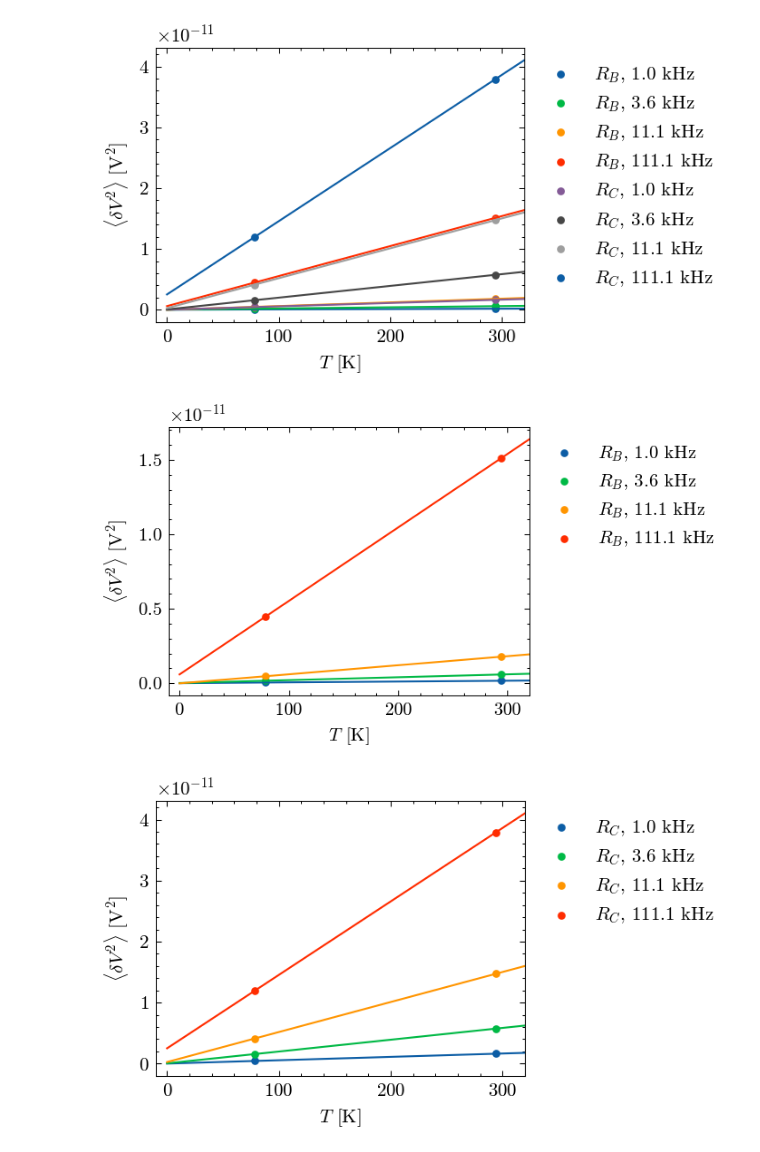
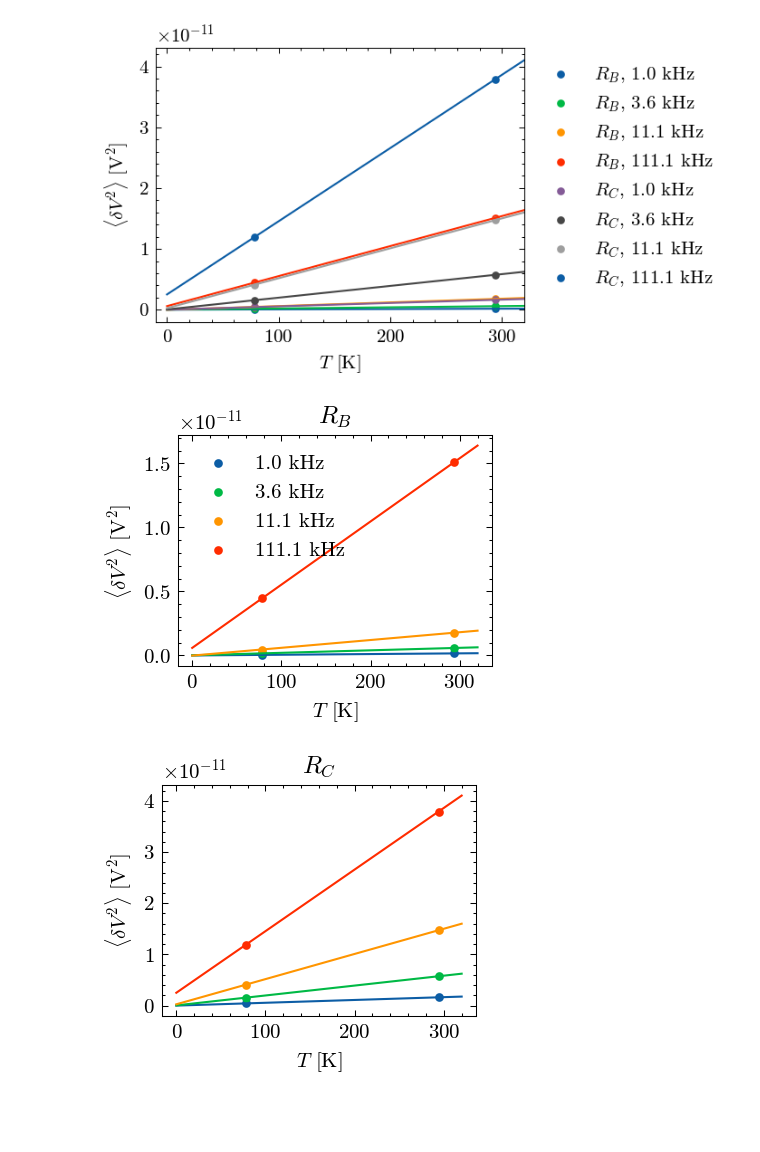
Before and after one commit to emhl/FP2, a Jupyter notebook: rauschen.ipynb, the cells around one changed output. Cells and saved outputs as stored; diff of their text form; code cells hidden in the pictures; blank space fills up the shorter version.

```diff
--- a/rauschen.ipynb
+++ b/rauschen.ipynb
@@ -332,5 +369,7 @@ dat3[::5]
 | 25 | 18 | 500 | 300 | 330 | 105 | 101000.0 | 1000.0 | -195 | 1 | 93.2 | 0.2 | ... |
 # %%
 temp = ua(dat3["T Celsius"][::15]+273.15,dat3["dT"][::15])
-temp
+widerstand_var = r = ["$R_A$","$R_B$","$R_C$"]
+widerstand = ua(dat3["R Ohm"][::5],dat3["uR"][::5])
+temp, widerstand
 # %% [output]
@@ -416,7 +467,7 @@ plt.savefig(outdir+'3-johnson_rauschen_df_raw-77K.pdf',bbox_inches='tight')
 [figure]
 # %%
 # over df Raumtemp
-plt.figure()
+plt.figure(figsize=(2,1.5))
 plt.title(f'$T ={round(dat3["T Celsius"][0]+273.15,2)}$ K')
 
 dat = dat3[0:5]
@@ -426,7 +477,7 @@ for i in range(1,3):
     v = ua(dat['V mV'],dat[f'uV'])
     y = dv2n(v, 600, dat['g2'])
     r = dat['R Ohm'].mean()*1e-3
-    plt.errorbar(dat['df kHz'],nv(y)-nv(y0),yerr=sd(y),fmt='.',label=f'{round(r,1)} k$\Omega$')
+    plt.errorbar(dat['df kHz'],nv(y)-nv(y0),yerr=sd(y),fmt='.',label=widerstand_var[i])
 plt.legend(loc='upper left', bbox_to_anchor=(1, 1))
 plt.xscale('log')
 plt.yscale('log')
@@ -438,6 +489,6 @@ plt.savefig(outdir+'3-johnson_rauschen_df-raumtemperatur.pdf',bbox_inches='tight
 # %%
 # over df Fluessigstickstoff
-plt.figure()
+plt.figure(figsize=(2,1.5))
 plt.title(f'$T =77$ K')
 dat = dat3[15:20]
 y0 =  dv2n(ua(dat['V mV'],dat[f'uV']), 600, dat['g2'])
@@ -446,8 +497,8 @@ for i in range(1,3):
     v = ua(dat['V mV'],dat[f'uV'])
     y = dv2n(v, 600, dat['g2'])
     r = dat['R Ohm'].mean()*1e-3
-    plt.errorbar(dat['df kHz'],nv(y)-nv(y0),yerr=sd(y),fmt='.',label=f'{round(r,1)} k$\Omega$')
-plt.legend(loc='upper left', bbox_to_anchor=(1, 1))
+    plt.errorbar(dat['df kHz'],nv(y)-nv(y0),yerr=sd(y),fmt='.',label=widerstand_var[i])
+# plt.legend(loc='upper left', bbox_to_anchor=(1, 1))
 plt.xscale('log')
 plt.yscale('log')
 plt.xlabel('$\Delta f$ [Hz]')
@@ -468,13 +519,13 @@ for i in range(1,3):
     v_ln = ua(dat_ln['V mV'],dat_ln[f'uV'])
     y_ln = dv2n(v_ln, 600, dat_ln['g2'])
     r_ln = dat_ln['R Ohm'].mean()*1e-3
-    plt.errorbar(dat_ln['df kHz'],nv(y_ln)-nv(y0_ln),yerr=sd(y_ln),fmt='.',label=f'{round(r_ln,1)} k$\Omega$')
+    plt.errorbar(dat_ln['df kHz'],nv(y_ln)-nv(y0_ln),yerr=sd(y_ln),fmt='.',label=f'{widerstand_var[i]}, $T_N$')
 
     dat_rt = dat3[1+5*i:5*(i+1)]
     v_rt = ua(dat_rt['V mV'],dat_rt[f'uV'])
     y_rt = dv2n(v_rt, 600, dat_rt['g2'])
     r_rt = dat_rt['R Ohm'].mean()*1e-3
-    plt.errorbar(dat_rt['df kHz'],nv(y_rt)-nv(y0_rt),yerr=sd(y_rt),fmt='.',label=f'{round(r_rt,1)} k$\Omega$ RT')
+    plt.errorbar(dat_rt['df kHz'],nv(y_rt)-nv(y0_rt),yerr=sd(y_rt),fmt='.',label=f'{widerstand_var[i]}, $T_R$')
 plt.legend(loc='upper left', bbox_to_anchor=(1, 1))
 plt.xscale('log')
 plt.yscale('log')
@@ -534,7 +585,7 @@ T_0nq
  -20.857478810038227]
 [figure]
 # %%
-plt.figure()
+plt.figure(figsize=(2.7,2))
 
 dat = dat3[16:20]
 y0_ln =  dv2n(ua(dat['V mV'],dat[f'uV']), 600, dat['g2'])
@@ -542,39 +593,41 @@ y0_ln =  dv2n(ua(dat['V mV'],dat[f'uV']), 600, dat['g2'])
 dat = dat3[1:5]
 y0_rt =  dv2n(ua(dat['V mV'],dat[f'uV']), 600, dat['g2'])
 r = ["$R_A$","$R_B$","$R_C$"]
 # T_0nq = []
 for i in range(1,2):
     dat_ln = dat3[16+5*i:15+5*(i+1)]
     v_ln = ua(dat_ln['V mV'],dat_ln[f'uV'])
     y_ln = dv2n(v_ln, 600, dat_ln['g2'])
     r_ln = dat_ln['R Ohm'].mean()*1e-3
     # plt.errorbar(dat_ln['df kHz'],nv(y_ln)-nv(y0_ln),yerr=sd(y_ln),fmt='.',label=f'$R=$ {round(r_ln,1)} k$\Omega$')
 
     dat_rt = dat3[1+5*i:5*(i+1)]
     v_rt = ua(dat_rt['V mV'],dat_rt[f'uV'])
     y_rt = dv2n(v_rt, 600, dat_rt['g2'])
     r_rt = dat_rt['R Ohm'].mean()*1e-3
     # plt.errorbar(dat_rt['df kHz'],nv(y_rt)-nv(y0_rt),yerr=sd(y_rt),fmt='.',label=f'$R=$ {round(r_rt,1)} k$\Omega$ RT')
     for j in range(4):
         y = [nv(y_rt)[j]-nv(y0_rt)[j],nv(y_ln)[j]-nv(y0_ln)[j]]
         df = np.array(dat_ln['df kHz'])[j]*1e-3
         # print(y)
-        plt.scatter(nv(temp),y,label=f'{r[i]}, {round(df,1)} kHz',s=10)
+        plt.scatter(nv(temp),y,label=f'{round(df,1)} kHz',s=10)
         popt, pcov  = curve_fit(linfit, nv(temp), y)
         # T_0nq.append(-popt[1]/popt[0])
         tl = np.linspace(0,320,100)
         plt.plot(tl,linfit(tl, *popt))
-plt.legend(loc='upper left', bbox_to_anchor=(1, 1))
+plt.legend(loc='upper left')
+plt.title(widerstand_var[i])
+
 # plt.xscale('log')
 # plt.yscale('log')
-plt.xlim(-10,320)
+# plt.xlim(-10,320)
 plt.xlabel('$T$ [K]')
 plt.ylabel(r'$\langle\delta V^2\rangle$ [V$^2$]')
 plt.savefig(outdir+'3-johnson_rauschen_T-R_B.pdf',bbox_inches='tight')
 # %% [output]
-[figure, old version]
+[figure, new version]
 # %%
-plt.figure()
+plt.figure(figsize=(2.7,2))
 
 dat = dat3[16:20]
 y0_ln =  dv2n(ua(dat['V mV'],dat[f'uV']), 600, dat['g2'])
@@ -599,20 +652,21 @@ for i in range(2,3):
         y = [nv(y_rt)[j]-nv(y0_rt)[j],nv(y_ln)[j]-nv(y0_ln)[j]]
         df = np.array(dat_ln['df kHz'])[j]*1e-3
         # print(y)
-        plt.scatter(nv(temp),y,label=f'{r[i]}, {round(df,1)} kHz',s=10)
+        plt.scatter(nv(temp),y,label=f'{round(df,1)} kHz',s=10)
         popt, pcov  = curve_fit(linfit, nv(temp), y)
         # T_0nq.append(-popt[1]/popt[0])
         tl = np.linspace(0,320,100)
         plt.plot(tl,linfit(tl, *popt))
-plt.legend(loc='upper left', bbox_to_anchor=(1, 1))
+# plt.legend(loc='upper left')
 # plt.xscale('log')
 # plt.yscale('log')
-plt.xlim(-10,320)
+plt.title(widerstand_var[i])
+# plt.xlim(-10,320)
 plt.xlabel('$T$ [K]')
 plt.ylabel(r'$\langle\delta V^2\rangle$ [V$^2$]')
 plt.savefig(outdir+'3-johnson_rauschen_T-R_C.pdf',bbox_inches='tight')
 # %% [output]
-[figure, old version]
+[figure, new version]
 # %%
 print(r"\begin{tabular}{|l|l|l|}")
 print(r"\hline")
```
Also changed, not shown: parts of 10 cells of this notebook.
